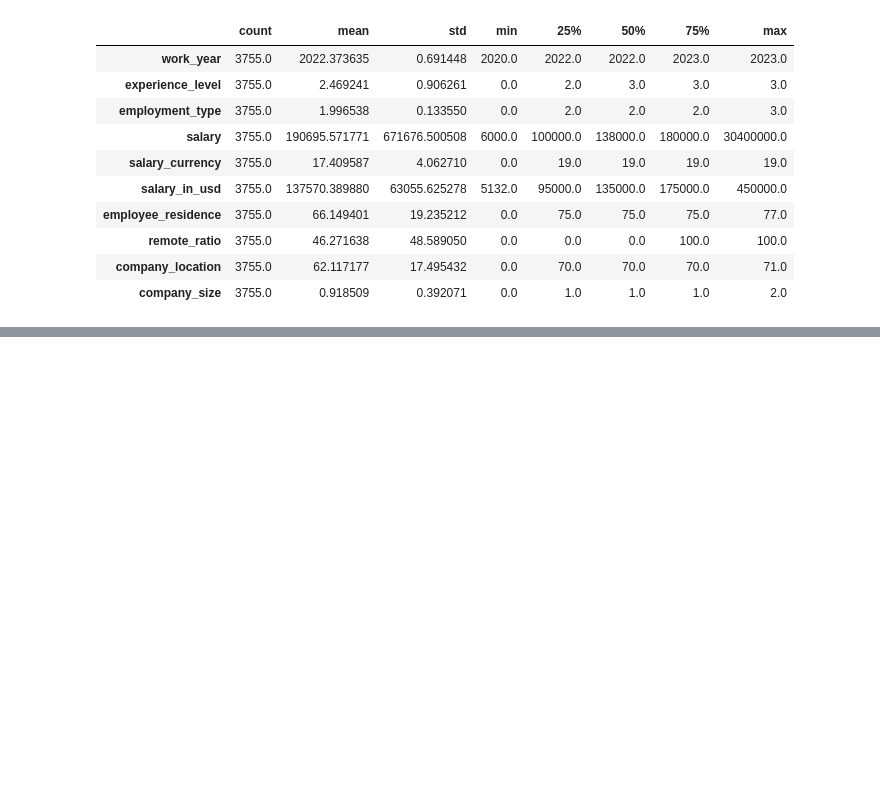
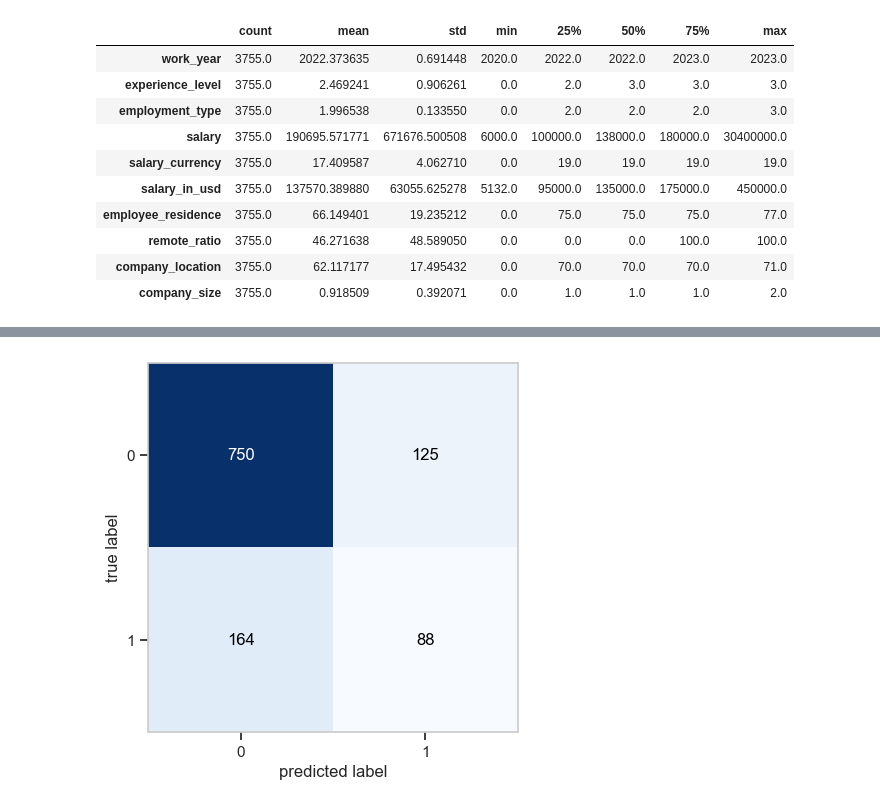
Before and after one commit to jaisson-italo/ds_salary_machine_learning_I, a Jupyter notebook: projeto_ml.ipynb, the cells around one changed output, grey strips where cells are left out. Drawn from its saved outputs; the diff is of its cells as text; code cells hidden in the pictures; blank space fills up the shorter version.

```diff
--- a/projeto_ml.ipynb
+++ b/projeto_ml.ipynb
@@ -857,0 +860,22 @@ y_target
+# %%
+from sklearn.model_selection import train_test_split
+
+X_train, X_test, y_train, y_test = train_test_split(X,
+                                                    y_target,
+                                                    test_size=0.3,
+                                                    random_state=42,
+                                                    stratify=y_target)
+# %%
+from sklearn.tree import DecisionTreeClassifier
+# Instancie o modelo
+
+model = DecisionTreeClassifier(random_state = 42)
+# Fit do Modelo
+
+model.fit(X_train, y_train)
+# Predict do Modelo
+
+y_pred = model.predict(X_test)
+from sklearn.metrics import classification_report
+
+print(classification_report(y_test, y_pred))
@@ -857,0 +891,13 @@ y_target
+# %%
+from mlxtend.plotting import plot_confusion_matrix
+from sklearn.metrics import confusion_matrix
+
+
+#patamares = ["Patamar 1", "Patamar 2", "Patamar 3", "Patamar 4", "Patamar 5", "Patamar 6", "Patamar 7", "Patamar 8", "Patamar 9", "Patamar 10"]
+
+cm = confusion_matrix(y_test, y_pred)
+
+plot_confusion_matrix(conf_mat=cm,)
+plt.show()
+# %% [output]
+[figure, added]
```
Also changed, not shown: parts of 6 cells of this notebook.
